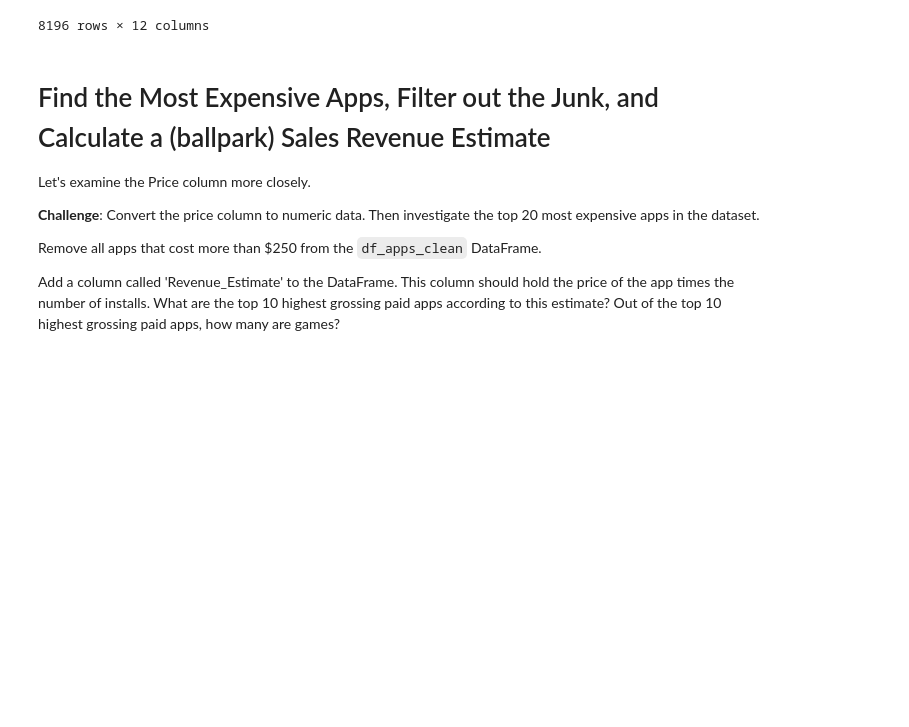
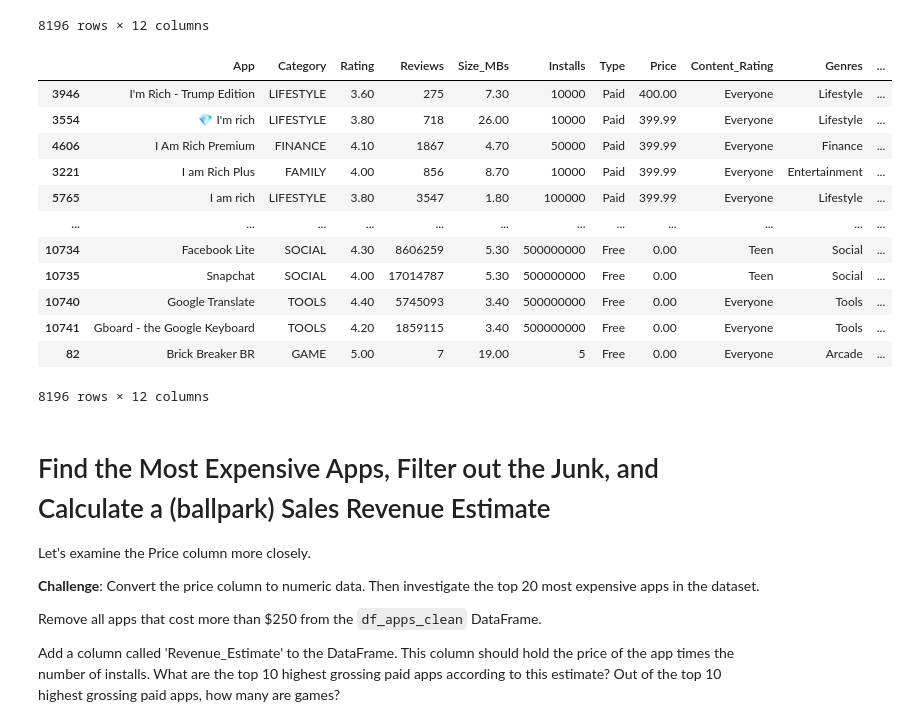
Before and after one commit to Golden-Leaves/100daysofpython, a Jupyter notebook: data_science/google_play_store_project/Google Play Store App Analytics (start).ipynb, the cells around one changed output. Drawn from its saved outputs; the diff is of its cells as text; code cells hidden in the pictures; blank space fills up the shorter version.

Commit message:
google_play_store_project complete Find the Most Expensive Apps, Filter out the Junk, and Calculate a (ballpark) Sales Revenue Estimate section

```diff
--- a/data_science/google_play_store_project/Google Play Store App Analytics (start).ipynb
+++ b/data_science/google_play_store_project/Google Play Store App Analytics (start).ipynb
@@ -223,6 +223,22 @@ See the caveats in the documentation: https://pandas.pydata.org/pandas-docs/stab
 | 10831 | Google News | NEWS_AND_MAGAZINES | 3.90 | 877635 | 13.00 | 1000000000 | Free | 0 | Teen | News & Magazines | ... |
 | 10835 | Subway Surfers | GAME | 4.50 | 27722264 | 76.00 | 1000000000 | Free | 0 | Everyone 10+ | Arcade | ... |
 8196 rows × 12 columns
+# %%
+df_apps_clean.sort_values("Price",ascending=False)
+# %% [output]
+|  | App | Category | Rating | Reviews | Size_MBs | Installs | Type | Price | Content_Rating | Genres | ... |
+| 3946 | I'm Rich - Trump Edition | LIFESTYLE | 3.60 | 275 | 7.30 | 10000 | Paid | 400.00 | Everyone | Lifestyle | ... |
+| 3554 | 💎 I'm rich | LIFESTYLE | 3.80 | 718 | 26.00 | 10000 | Paid | 399.99 | Everyone | Lifestyle | ... |
+| 4606 | I Am Rich Premium | FINANCE | 4.10 | 1867 | 4.70 | 50000 | Paid | 399.99 | Everyone | Finance | ... |
+| 3221 | I am Rich Plus | FAMILY | 4.00 | 856 | 8.70 | 10000 | Paid | 399.99 | Everyone | Entertainment | ... |
+| 5765 | I am rich | LIFESTYLE | 3.80 | 3547 | 1.80 | 100000 | Paid | 399.99 | Everyone | Lifestyle | ... |
+| ... | ... | ... | ... | ... | ... | ... | ... | ... | ... | ... | ... |
+| 10734 | Facebook Lite | SOCIAL | 4.30 | 8606259 | 5.30 | 500000000 | Free | 0.00 | Teen | Social | ... |
+| 10735 | Snapchat | SOCIAL | 4.00 | 17014787 | 5.30 | 500000000 | Free | 0.00 | Teen | Social | ... |
+| 10740 | Google Translate | TOOLS | 4.40 | 5745093 | 3.40 | 500000000 | Free | 0.00 | Everyone | Tools | ... |
+| 10741 | Gboard - the Google Keyboard | TOOLS | 4.20 | 1859115 | 3.40 | 500000000 | Free | 0.00 | Everyone | Tools | ... |
+| 82 | Brick Breaker BR | GAME | 5.00 | 7 | 19.00 | 5 | Free | 0.00 | Everyone | Arcade | ... |
+8196 rows × 12 columns
 # %% [markdown]
 # Find the Most Expensive Apps, Filter out the Junk, and Calculate a (ballpark) Sales Revenue Estimate
 
```
Also changed, not shown: parts of 4 cells of this notebook.
